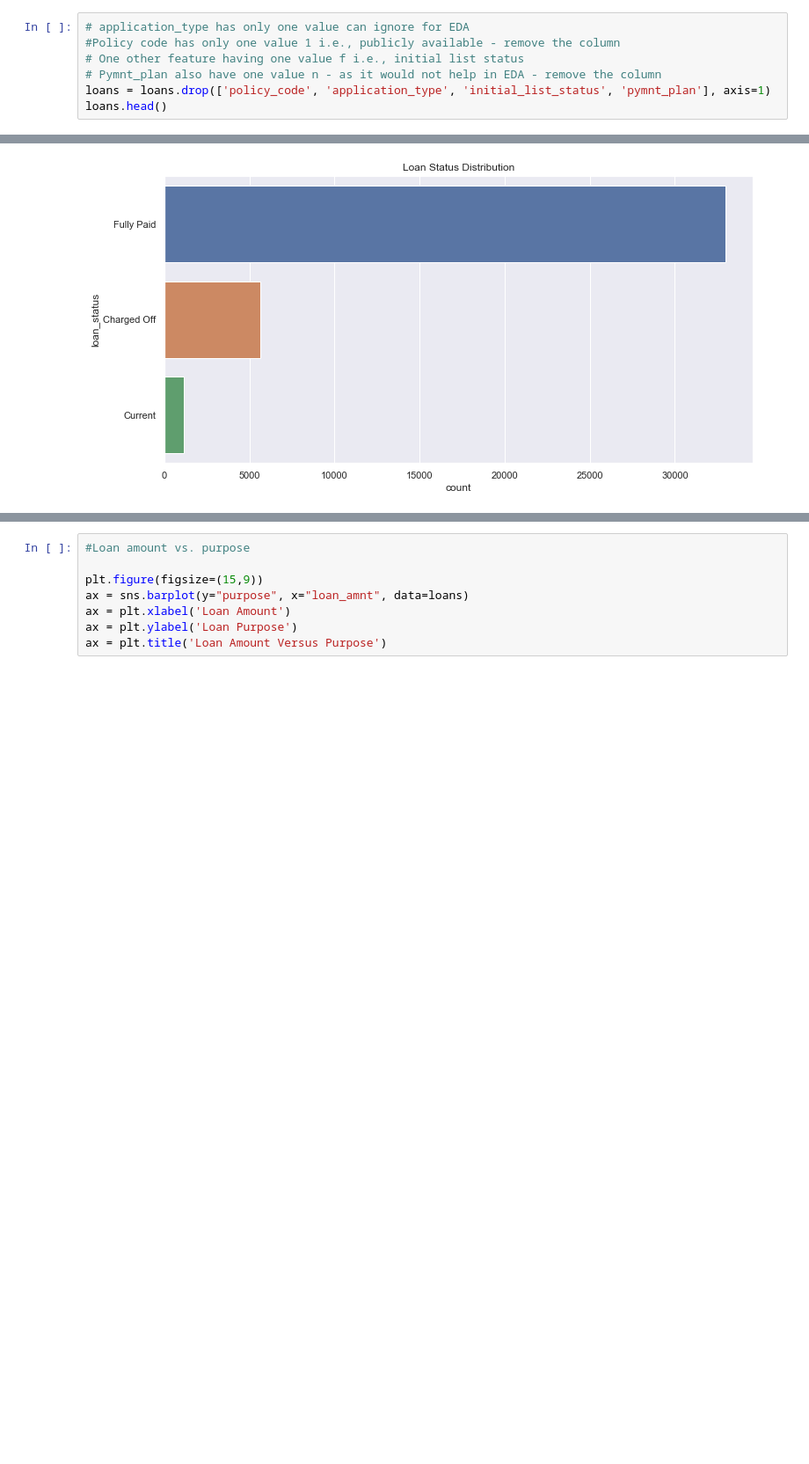
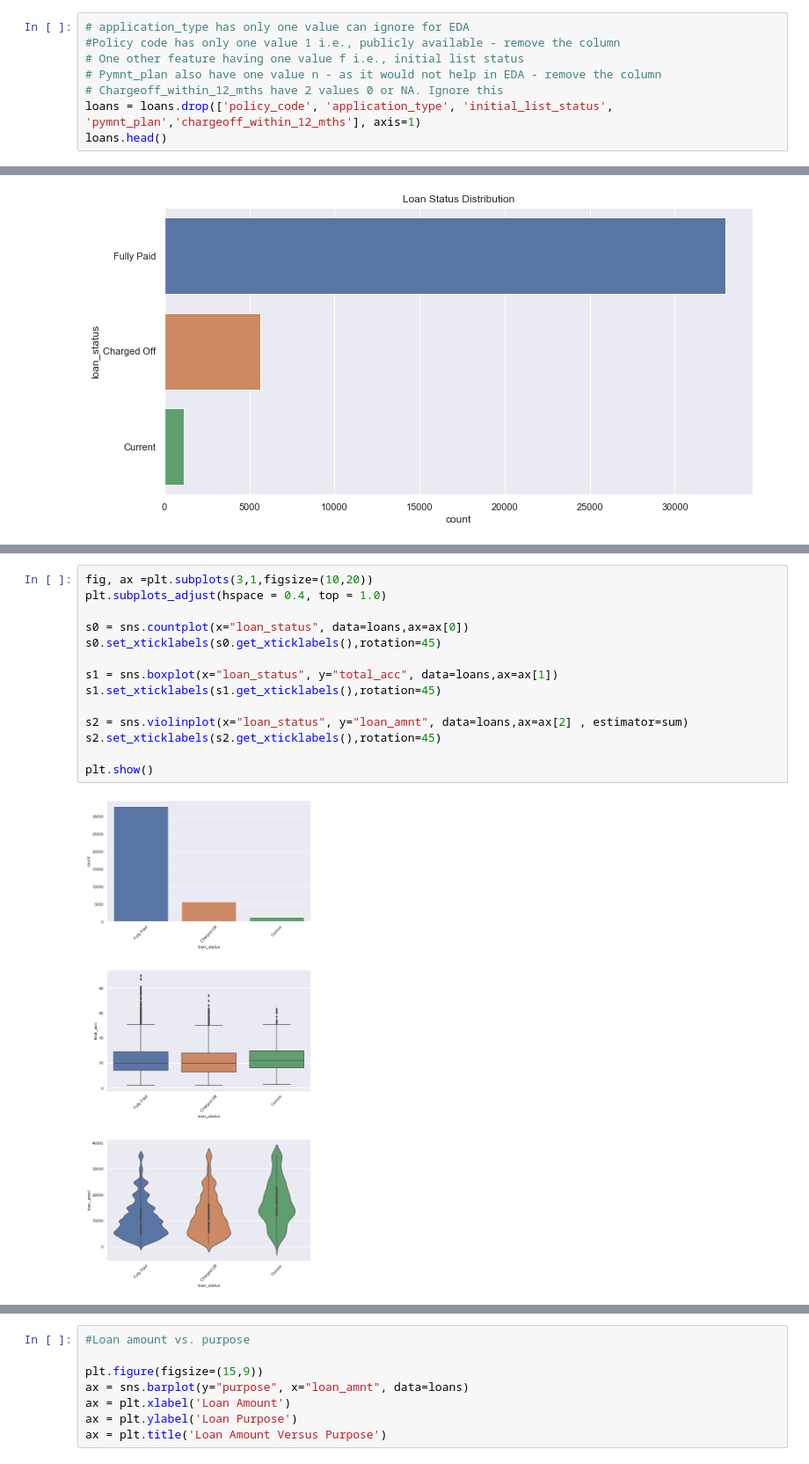
Before and after one commit to KRISHS68/Lending-Club-CS, a Jupyter notebook: LendingClub.ipynb, the cells around one changed output, grey strips where cells are left out. Shown at 88% size. Drawn from its saved outputs; the diff is of its cells as text; blank space fills up the shorter version.

```diff
--- a/LendingClub.ipynb
+++ b/LendingClub.ipynb
@@ -50,7 +50,8 @@ array(['INDIVIDUAL'], dtype=object)
 #Policy code has only one value 1 i.e., publicly available - remove the column
 # One other feature having one value f i.e., initial list status
 # Pymnt_plan also have one value n - as it would not help in EDA - remove the column
-loans = loans.drop(['policy_code', 'application_type', 'initial_list_status', 'pymnt_plan'], axis=1)
+# Chargeoff_within_12_mths have 2 values 0 or NA. Ignore this
+loans = loans.drop(['policy_code', 'application_type', 'initial_list_status', 'pymnt_plan','chargeoff_within_12_mths'], axis=1)
 loans.head()
 # %% [output]
 |  | id | member_id | loan_amnt | funded_amnt | funded_amnt_inv | term | int_rate | installment | grade | ... |
@@ -191,0 +197,16 @@ ax = plt.title('Loan Status Distribution')
+# %%
+fig, ax =plt.subplots(3,1,figsize=(10,20))
+plt.subplots_adjust(hspace = 0.4, top = 1.0)
+
+s0 = sns.countplot(x="loan_status", data=loans,ax=ax[0])
+s0.set_xticklabels(s0.get_xticklabels(),rotation=45)
+
+s1 = sns.boxplot(x="loan_status", y="total_acc", data=loans,ax=ax[1])
+s1.set_xticklabels(s1.get_xticklabels(),rotation=45)
+
+s2 = sns.violinplot(x="loan_status", y="loan_amnt", data=loans,ax=ax[2] , estimator=sum)
+s2.set_xticklabels(s2.get_xticklabels(),rotation=45)
+
+plt.show()
+# %% [output]
+[figure, added]
```
Also changed, not shown: parts of 18 cells of this notebook.
